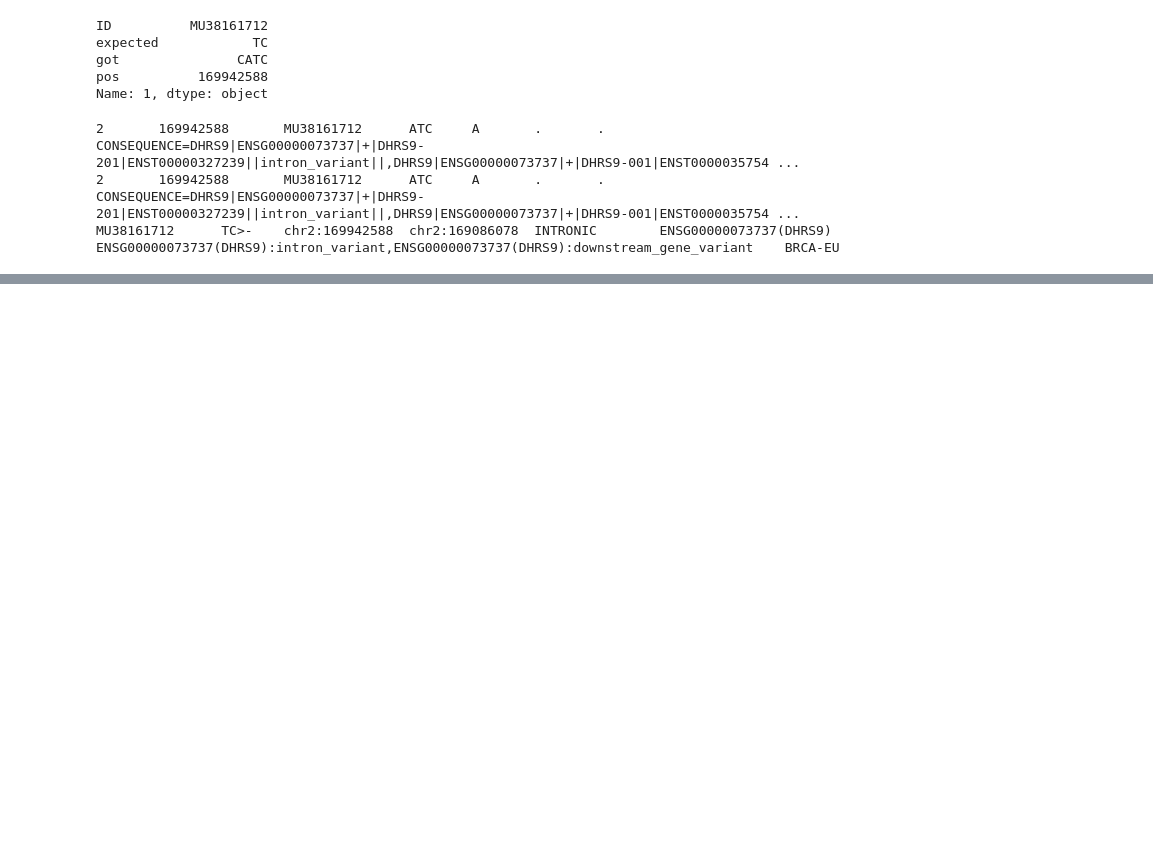
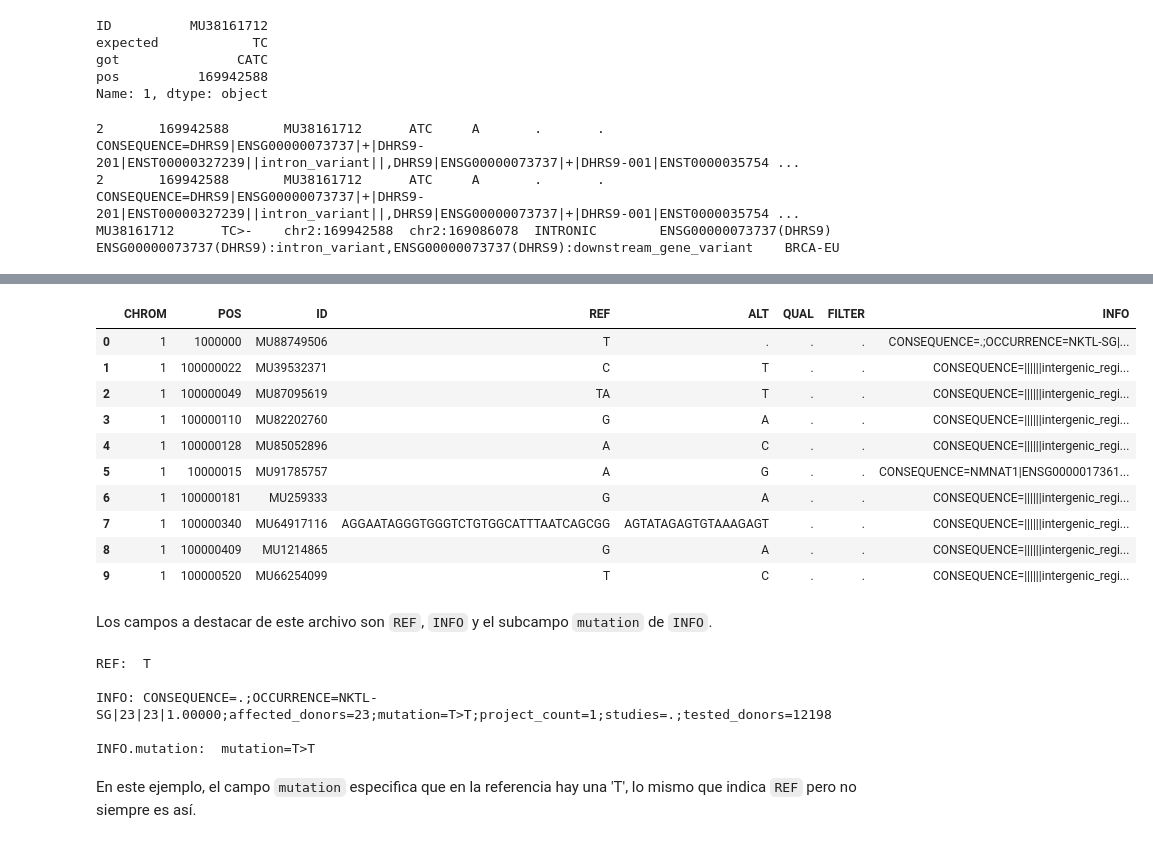
Before and after one commit to Ad115/ICGC-data-parser, a Jupyter notebook: workflows-&-examples/Verifying mutation positions.ipynb, the cells around one changed output, grey strips where cells are left out. Drawn from its saved outputs; the diff is of its cells as text; code cells hidden in the pictures; blank space fills up the shorter version.

```diff
--- a/workflows-&-examples/Verifying mutation positions.ipynb
+++ b/workflows-&-examples/Verifying mutation positions.ipynb
@@ -740,0 +786,44 @@ MU38161712      TC>-    chr2:169942588  chr2:169086078  INTRONIC        ENSG0000
+# %%
+# Open the file
+ssmfile_reader = pd.read_table('../data/data-release-25/ssm.vcf',
+                               names=['CHROM','POS','ID','REF','ALT','QUAL','FILTER','INFO'],
+                               comment='#',
+                               delim_whitespace=True,
+                               iterator=True)  # Lazily load lines since file may be large
+# Read a part of the file
+ssmfile_mutations = ssmfile_reader.get_chunk(10)
+ssmfile_mutations
+# %% [output]
+|  | CHROM | POS | ID | REF | ALT | QUAL | FILTER | INFO |
+| 0 | 1 | 1000000 | MU88749506 | T | . | . | . | CONSEQUENCE=.;OCCURRENCE=NKTL-SG|... |
+| 1 | 1 | 100000022 | MU39532371 | C | T | . | . | CONSEQUENCE=||||||intergenic_regi... |
+| 2 | 1 | 100000049 | MU87095619 | TA | T | . | . | CONSEQUENCE=||||||intergenic_regi... |
+| 3 | 1 | 100000110 | MU82202760 | G | A | . | . | CONSEQUENCE=||||||intergenic_regi... |
+| 4 | 1 | 100000128 | MU85052896 | A | C | . | . | CONSEQUENCE=||||||intergenic_regi... |
+| 5 | 1 | 10000015 | MU91785757 | A | G | . | . | CONSEQUENCE=NMNAT1|ENSG0000017361... |
+| 6 | 1 | 100000181 | MU259333 | G | A | . | . | CONSEQUENCE=||||||intergenic_regi... |
+| 7 | 1 | 100000340 | MU64917116 | AGGAATAGGGTGGGTCTGTGGCATTTAATCAGCGG | AGTATAGAGTGTAAAGAGT | . | . | CONSEQUENCE=||||||intergenic_regi... |
+| 8 | 1 | 100000409 | MU1214865 | G | A | . | . | CONSEQUENCE=||||||intergenic_regi... |
+| 9 | 1 | 100000520 | MU66254099 | T | C | . | . | CONSEQUENCE=||||||intergenic_regi... |
+# %% [markdown]
+Los campos a destacar de este archivo son `REF`, `INFO` y el subcampo `mutation` de `INFO`.
+# %%
+import re
+mut = ssmfile_mutations.iloc[0]
+
+# REF
+print('REF: ', mut['REF'])
+
+# INFO
+print('\nINFO:', mut['INFO'])
+
+# INFO.mutation
+print('\nINFO.mutation: ',re.findall('(mutation=.*?);', mut['INFO'])[0])
+# %% [output]
+REF:  T
+
+INFO: CONSEQUENCE=.;OCCURRENCE=NKTL-SG|23|23|1.00000;affected_donors=23;mutation=T>T;project_count=1;studies=.;tested_donors=12198
+
+INFO.mutation:  mutation=T>T
+# %% [markdown]
+En este ejemplo, el campo `mutation` especifica que en la referencia hay una 'T', lo mismo que indica `REF` pero no siempre es así.
```
Also changed, not shown: parts of 34 cells of this notebook, 1 other file.
